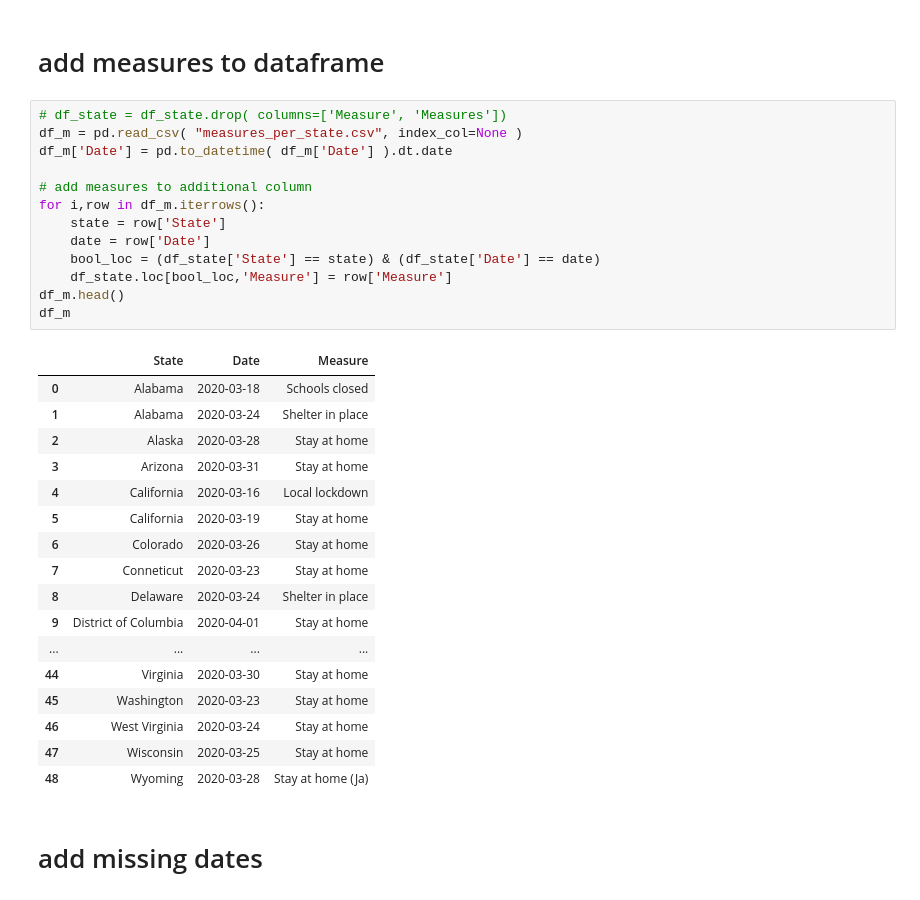
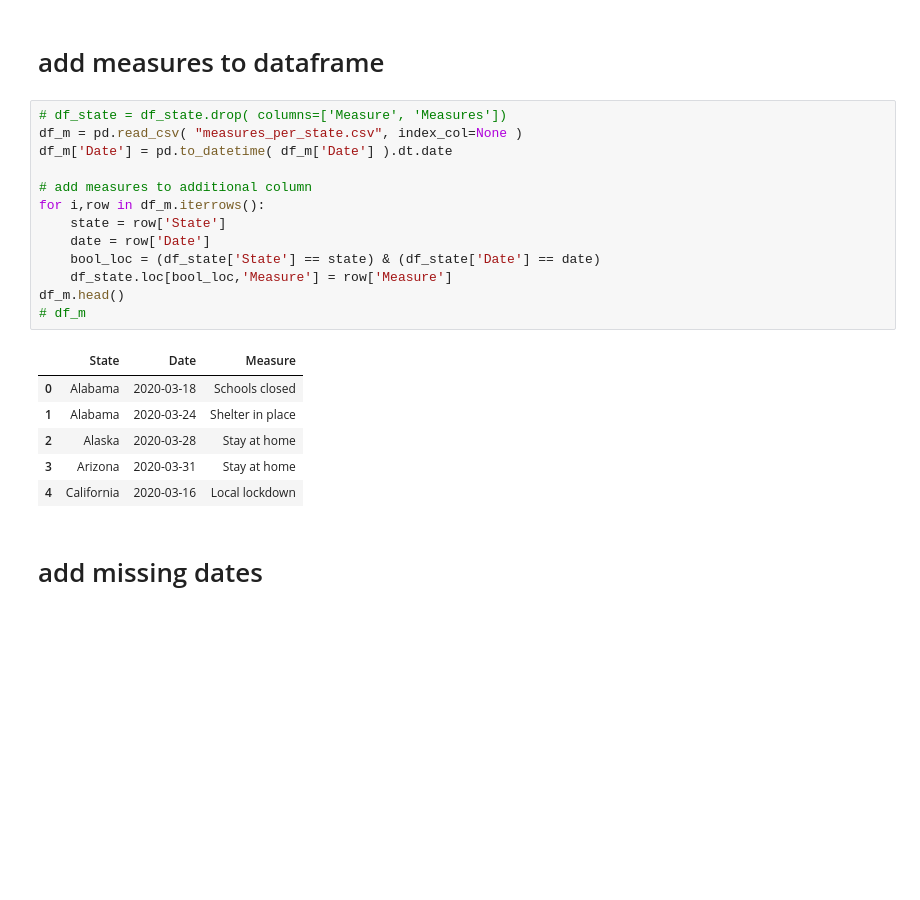
Before and after one commit to tlmohren/Covid19_analysis, a Jupyter notebook: JHUdata_states_daily.ipynb, the cells around one changed output. Saved outputs shown, nothing was run; the diff lists cells and outputs as text; blank space fills up the shorter version.

```diff
--- a/JHUdata_states_daily.ipynb
+++ b/JHUdata_states_daily.ipynb
@@ -299,34 +297,23 @@ Text(0, 0.5, 'Confirmed deatjs')
 # %%
 # df_state = df_state.drop( columns=['Measure', 'Measures'])
 df_m = pd.read_csv( "measures_per_state.csv", index_col=None )
 df_m['Date'] = pd.to_datetime( df_m['Date'] ).dt.date
 
 # add measures to additional column
 for i,row in df_m.iterrows():
     state = row['State']
     date = row['Date']
     bool_loc = (df_state['State'] == state) & (df_state['Date'] == date)
     df_state.loc[bool_loc,'Measure'] = row['Measure']
 df_m.head()
-df_m
+# df_m
 # %% [output]
 |  | State | Date | Measure |
 | 0 | Alabama | 2020-03-18 | Schools closed |
 | 1 | Alabama | 2020-03-24 | Shelter in place |
 | 2 | Alaska | 2020-03-28 | Stay at home |
 | 3 | Arizona | 2020-03-31 | Stay at home |
 | 4 | California | 2020-03-16 | Local lockdown |
-| 5 | California | 2020-03-19 | Stay at home |
-| 6 | Colorado | 2020-03-26 | Stay at home |
-| 7 | Conneticut | 2020-03-23 | Stay at home |
-| 8 | Delaware | 2020-03-24 | Shelter in place |
-| 9 | District of Columbia | 2020-04-01 | Stay at home |
-| ... | ... | ... | ... |
-| 44 | Virginia | 2020-03-30 | Stay at home |
-| 45 | Washington | 2020-03-23 | Stay at home |
-| 46 | West Virginia | 2020-03-24 | Stay at home |
-| 47 | Wisconsin | 2020-03-25 | Stay at home |
-| 48 | Wyoming | 2020-03-28 | Stay at home (Ja) |
 # %% [markdown]
 # add missing dates
 # %%
```
Also changed, not shown: parts of 7 cells of this notebook, 10 other files.
